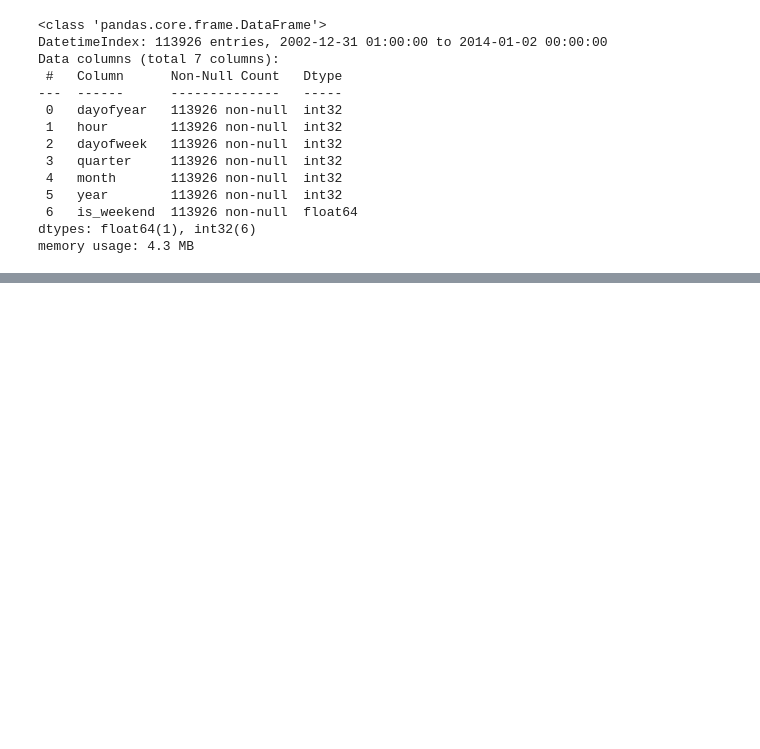
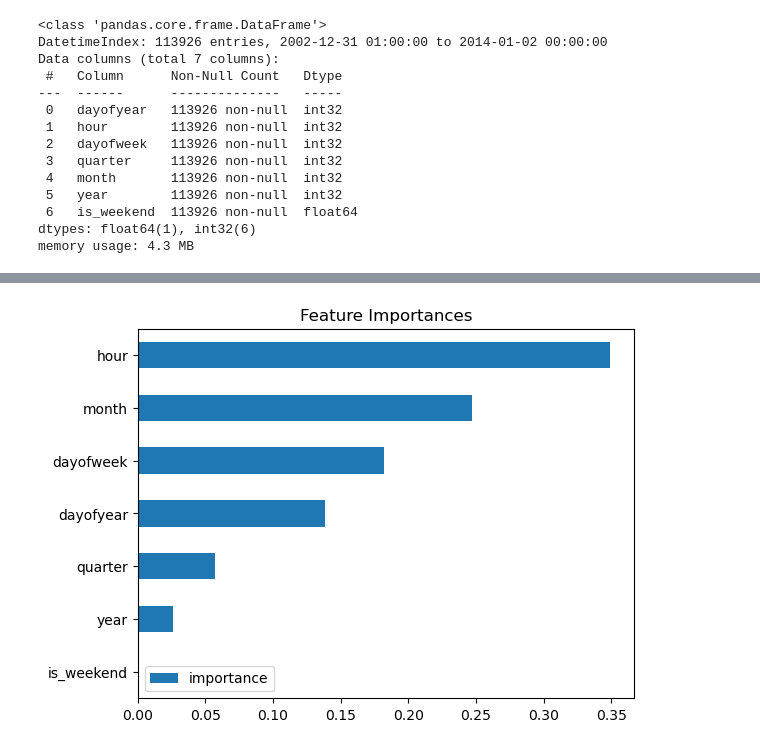
Before and after one commit to nobleyam/Time-Series-Forecasting-with-XGBoost, a Jupyter notebook: Time Series Forecasting with XGBoost.ipynb, the cells around one changed output, grey strips where cells are left out. Saved outputs shown, nothing was run; the diff lists cells and outputs as text; code cells hidden in the pictures; blank space fills up the shorter version.

Commit message:
prdictaed data

```diff
--- a/Time Series Forecasting with XGBoost.ipynb
+++ b/Time Series Forecasting with XGBoost.ipynb
@@ -214,3 +214,11 @@ XGBRegressor(base_score=0.5, booster='gbtree', callbacks=None,
              min_child_weight=None, missing=nan, monotone_constraints=None,
              multi_strategy=None, n_estimators=1000, n_jobs=None,
              num_parallel_tree=None, objective='reg:linear', ...)
+# %%
+fi = pd.DataFrame(data= reg.feature_importances_,
+                  index= reg.feature_names_in_,
+                  columns=['importance'])
+fi.sort_values("importance").plot(kind='barh',title='Feature Importances')
+plt.show()
+# %% [output]
+[figure, added]
```
Also changed, not shown: parts of 2 cells of this notebook.
